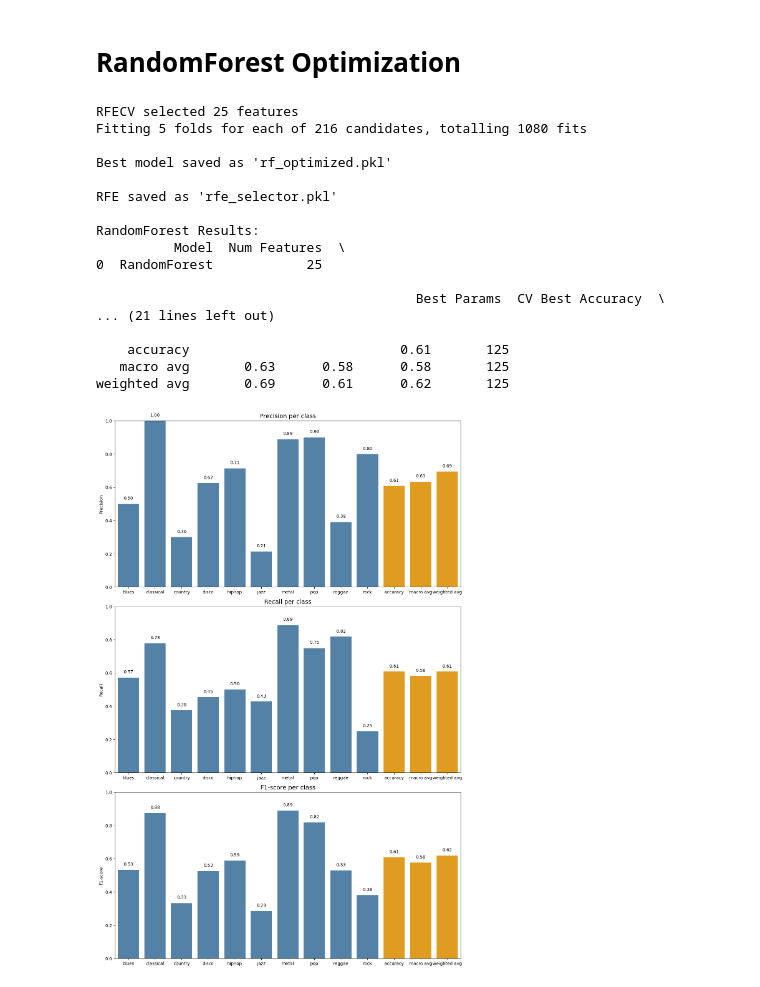
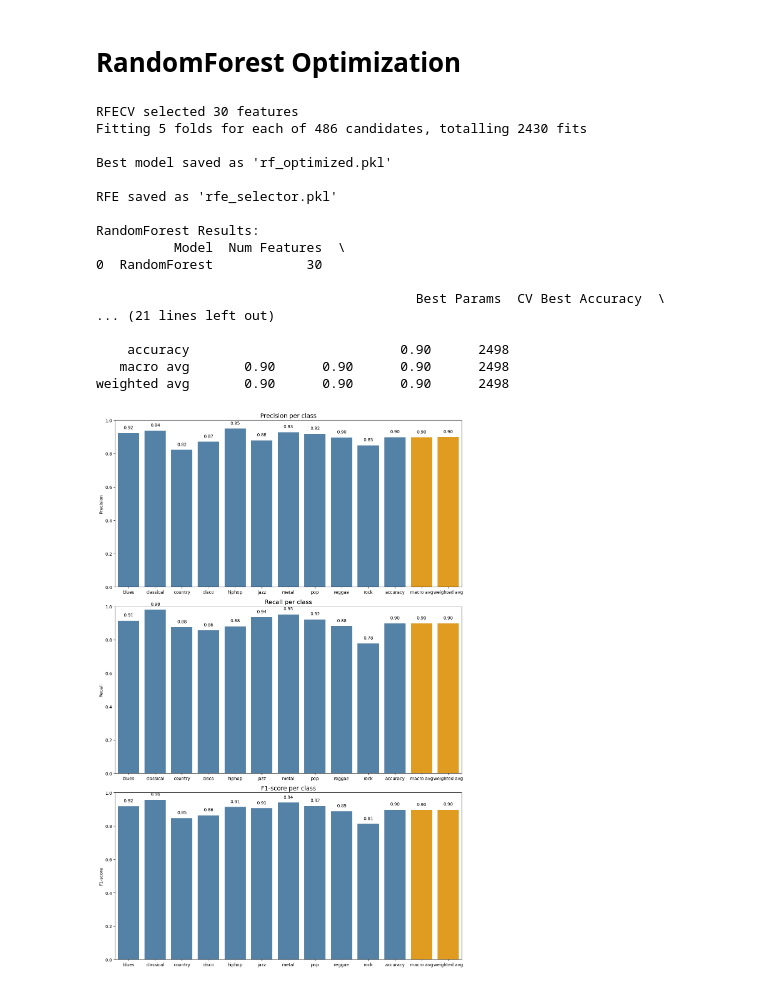
Before and after one commit to MicheleMeazzini/Songs-Genre-Classifier, a Jupyter notebook: notebooks/3_preprocessing_and_model_selection.ipynb, the cells around one changed output. Drawn from its saved outputs; the diff is of its cells as text; code cells hidden in the pictures.

Commit message:
Ran RF optimization with the whole dataset (202 minutes), added ROC Curve

```diff
--- a/notebooks/3_preprocessing_and_model_selection.ipynb
+++ b/notebooks/3_preprocessing_and_model_selection.ipynb
@@ -445,8 +446,8 @@ print(f"RFECV selected {X_train_sel.shape[1]} features")
 param_grid = {
     "n_estimators": [100, 500, 1000],
     "max_depth": [None, 20, 50],
-    "min_samples_split": [2, 10],
-    "min_samples_leaf": [1, 5],
+    "min_samples_split": [2, 10, 20],
+    "min_samples_leaf": [1, 5, 10],
     "max_features": ["sqrt", "log2", None],
     "bootstrap": [True, False]
 }
@@ -507,8 +508,8 @@ report_df = pd.DataFrame(report_dict).transpose()
 
 report_df.to_csv("../data/rf_classification_report.csv", index=True)
 # %% [output]
-RFECV selected 25 features
-Fitting 5 folds for each of 216 candidates, totalling 1080 fits
+RFECV selected 30 features
+Fitting 5 folds for each of 486 candidates, totalling 2430 fits
 
 Best model saved as 'rf_optimized.pkl'
 
@@ -516,54 +517,54 @@ RFE saved as 'rfe_selector.pkl'
 
 RandomForest Results:
           Model  Num Features  \
-0  RandomForest            25
+0  RandomForest            30
 
                                          Best Params  CV Best Accuracy  \
 ... (21 lines left out)
 
-    accuracy                           0.61       125
-   macro avg       0.63      0.58      0.58       125
-weighted avg       0.69      0.61      0.62       125
+    accuracy                           0.90      2498
+   macro avg       0.90      0.90      0.90      2498
+weighted avg       0.90      0.90      0.90      2498
 # %%
 # Evaluation Metrics
 
 report_df = pd.read_csv("../data/rf_classification_report.csv", index_col=0)
 
 # Identify aggregate rows
-agg_rows = ["accuracy", "macro avg", "weighted avg"]
+agg_rows = ["macro avg", "weighted avg"]
 report_df["is_aggregate"] = report_df.index.isin(agg_rows)
 
 # Metrics to plot
 metrics = ["precision", "recall", "f1-score"]
 plt.figure(figsize=(12, 18))
 
 for i, metric in enumerate(metrics, 1):
     plt.subplot(3, 1, i)
 
     # Use hue for coloring aggregate rows
     sns.barplot(
         x=report_df.index,
         y=report_df[metric],
         hue=report_df["is_aggregate"],
         palette={False: "steelblue", True: "orange"},
         dodge=False,
         legend=False
     )
 
     plt.title(f"{metric.capitalize()} per class", fontsize=14)
     plt.ylim(0, 1)
 
     # Annotate values on top of bars
     for idx, val in enumerate(report_df[metric]):
         plt.text(idx, val + 0.02, f"{val:.2f}", ha='center', va='bottom', fontsize=10)
 
     plt.xlabel("")
     plt.ylabel(metric.capitalize())
 
 plt.tight_layout()
 plt.show()
 # %% [output]
-[figure, old version]
+[figure, new version]
 # %%
 # Confusion Matrix
 
```
Also changed, not shown: parts of 19 cells of this notebook, 3 other files.
